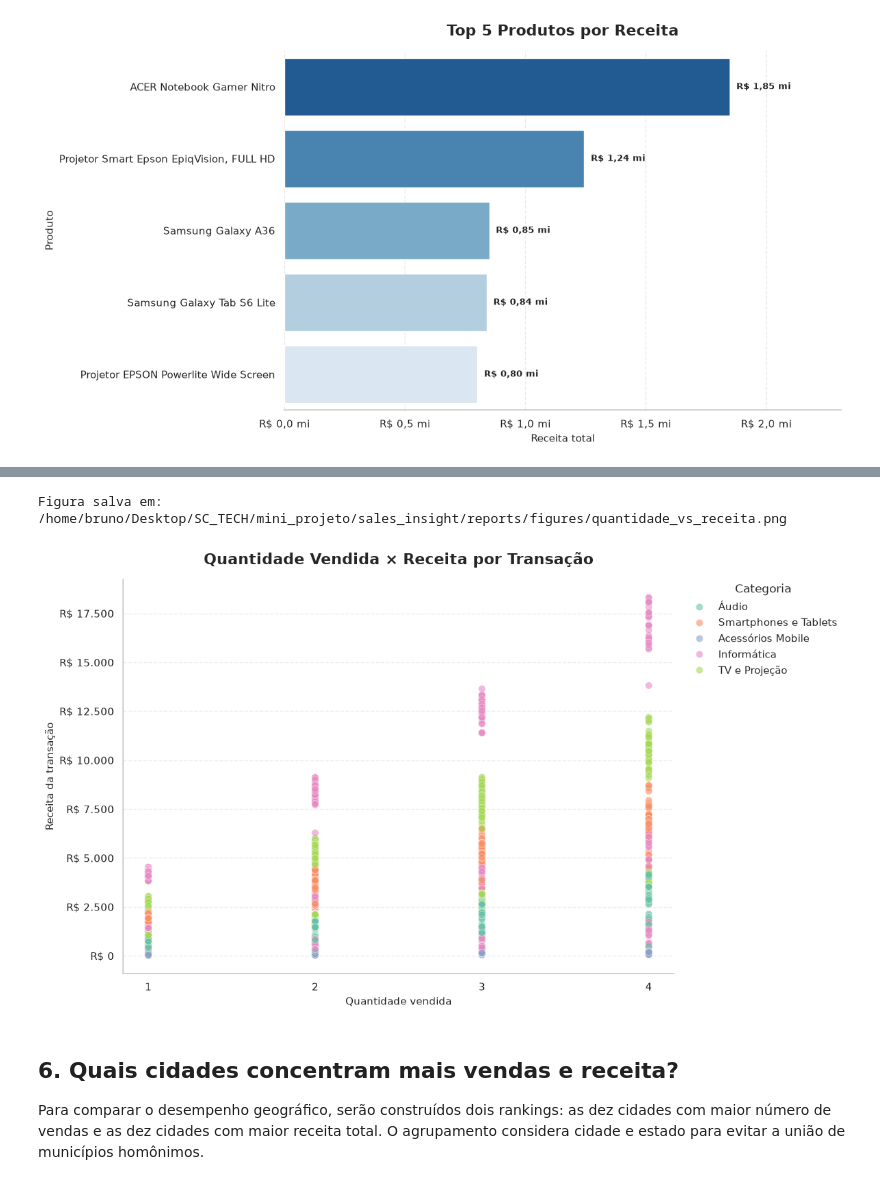
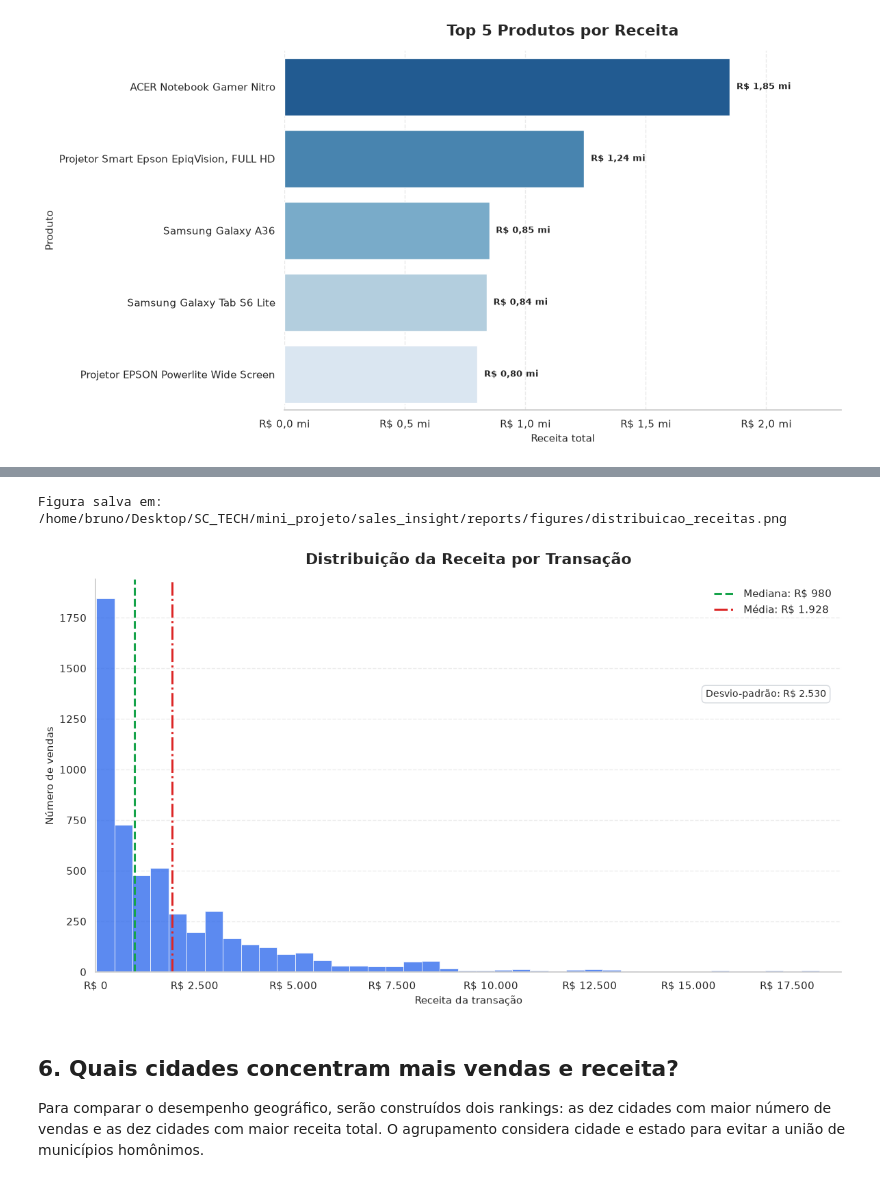
Before and after one commit to CorreaBrunoMiguel/sales-insight-py, a Jupyter notebook: notebooks/visualizacoes_vendas.ipynb, the cells around one changed output, grey strips where cells are left out. Drawn from its saved outputs; the diff is of its cells as text; code cells hidden in the pictures.

```diff
--- a/notebooks/visualizacoes_vendas.ipynb
+++ b/notebooks/visualizacoes_vendas.ipynb
@@ -296,80 +296,117 @@ O gráfico de dispersão utilizará os registros individuais de venda, diferenci
 # %%
+media_receita = df["receita_total"].mean()
+mediana_receita = df["receita_total"].median()
+desvio_padrao_receita = df["receita_total"].std(ddof=0)
+
+rotulo_media = f"Média: R$ {media_receita:,.0f}".replace(",", ".")
+rotulo_mediana = f"Mediana: R$ {mediana_receita:,.0f}".replace(",", ".")
+rotulo_desvio = f"Desvio-padrão: R$ {desvio_padrao_receita:,.0f}".replace(",", ".")
+
 fig, ax = plt.subplots(figsize=(12, 7))
 
-sns.scatterplot(
+sns.histplot(
     data=df,
-    x="quantidade",
-    y="receita_total",
-    hue="categoria",
-    palette="Set2",
-    alpha=0.6,
-    s=55,
+    x="receita_total",
+    bins=40,
+    color="#2563eb",
     edgecolor="white",
-    linewidth=0.4,
+    linewidth=0.5,
     ax=ax,
 )
 
+ax.axvline(
+    mediana_receita,
+    color="#16a34a",
+    linestyle="--",
+    linewidth=2.2,
+    label=rotulo_mediana,
+)
+
+ax.axvline(
+    media_receita,
+    color="#dc2626",
+    linestyle="-.",
+    linewidth=2.2,
+    label=rotulo_media,
+)
+
 ax.set_title(
-    "Quantidade Vendida × Receita por Transação",
+    "Distribuição da Receita por Transação",
     fontsize=16,
     fontweight="bold",
     pad=16,
 )
 
 ax.set_xlabel(
-    "Quantidade vendida",
+    "Receita da transação",
     fontsize=11,
 )
 
 ax.set_ylabel(
-    "Receita da transação",
+    "Número de vendas",
     fontsize=11,
 )
 
-ax.set_xticks(sorted(df["quantidade"].unique()))
+ax.xaxis.set_major_formatter(
+    FuncFormatter(lambda valor, _: f"R$ {valor:,.0f}".replace(",", "."))
+)
 
-ax.yaxis.set_major_formatter(
-    FuncFormatter(lambda valor, _: (f"R$ {valor:,.0f}".replace(",", ".")))
+ax.set_xlim(
+    0,
+    df["receita_total"].max() * 1.03,
+)
+
+ax.text(
+    0.98,
+    0.72,
+    rotulo_desvio,
+    transform=ax.transAxes,
+    ha="right",
+    va="top",
+    fontsize=10,
+    bbox={
+        "boxstyle": "round,pad=0.4",
+        "facecolor": "white",
+        "edgecolor": "#d1d5db",
+        "alpha": 0.9,
+    },
 )
 
 ax.legend(
-    title="Categoria",
-    bbox_to_anchor=(1.02, 1),
-    loc="upper left",
-    borderaxespad=0,
+    loc="upper right",
     frameon=False,
 )
 
 ax.grid(
     axis="y",
     linestyle="--",
     alpha=0.35,
 )
 
 ax.grid(
     axis="x",
     visible=False,
 )
 
 sns.despine(
     ax=ax,
     top=True,
     right=True,
 )
 
 fig.tight_layout()
 
 caminho_figura = salvar_figura(
     fig,
-    "quantidade_vs_receita.png",
+    "distribuicao_receitas.png",
 )
 
 print(f"Figura salva em: {caminho_figura}")
 
 plt.show()
 # %% [output]
-Figura salva em: /home/bruno/Desktop/SC_TECH/mini_projeto/sales_insight/reports/figures/quantidade_vs_receita.png
+Figura salva em: /home/bruno/Desktop/SC_TECH/mini_projeto/sales_insight/reports/figures/distribuicao_receitas.png
-[figure, old version]
+[figure, new version]
 # %% [markdown]
 ## 6. Quais cidades concentram mais vendas e receita?
 
```
Also changed, not shown: parts of 5 cells of this notebook, 5 other files.
